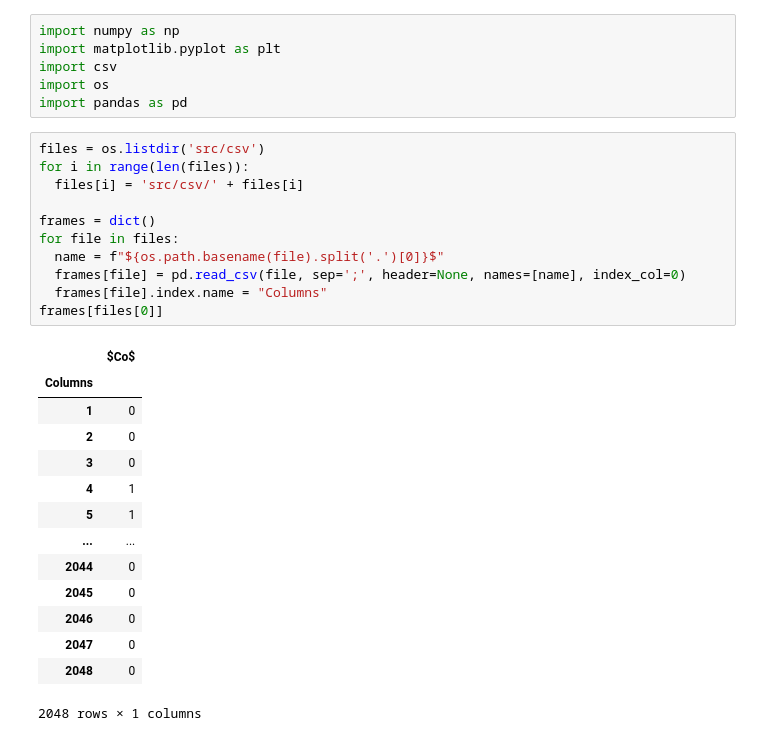
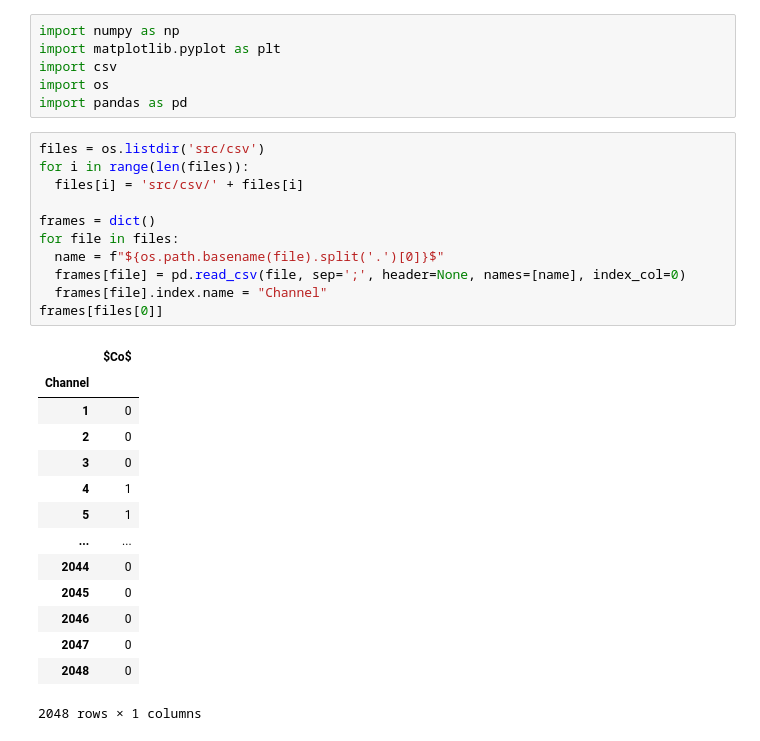
Before and after one commit to 106-inc/PhysLabV, a Jupyter notebook: 5.5/5.5.ipynb, the cells around one changed output. Cells and saved outputs as stored; diff of their text form.

```diff
--- a/5.5/5.5.ipynb
+++ b/5.5/5.5.ipynb
@@ -7,17 +7,17 @@ import pandas as pd
 # %%
 files = os.listdir('src/csv')
 for i in range(len(files)):
   files[i] = 'src/csv/' + files[i]
 
 frames = dict()
 for file in files:
   name = f"${os.path.basename(file).split('.')[0]}$"
   frames[file] = pd.read_csv(file, sep=';', header=None, names=[name], index_col=0)
-  frames[file].index.name = "Columns"
+  frames[file].index.name = "Channel"
 frames[files[0]]
 # %% [output]
 |  | $Co$ |
-| Columns |  |
+| Channel |  |
 | 1 | 0 |
 | 2 | 0 |
 | 3 | 0 |
```
Also changed, not shown: parts of 2 cells of this notebook.
